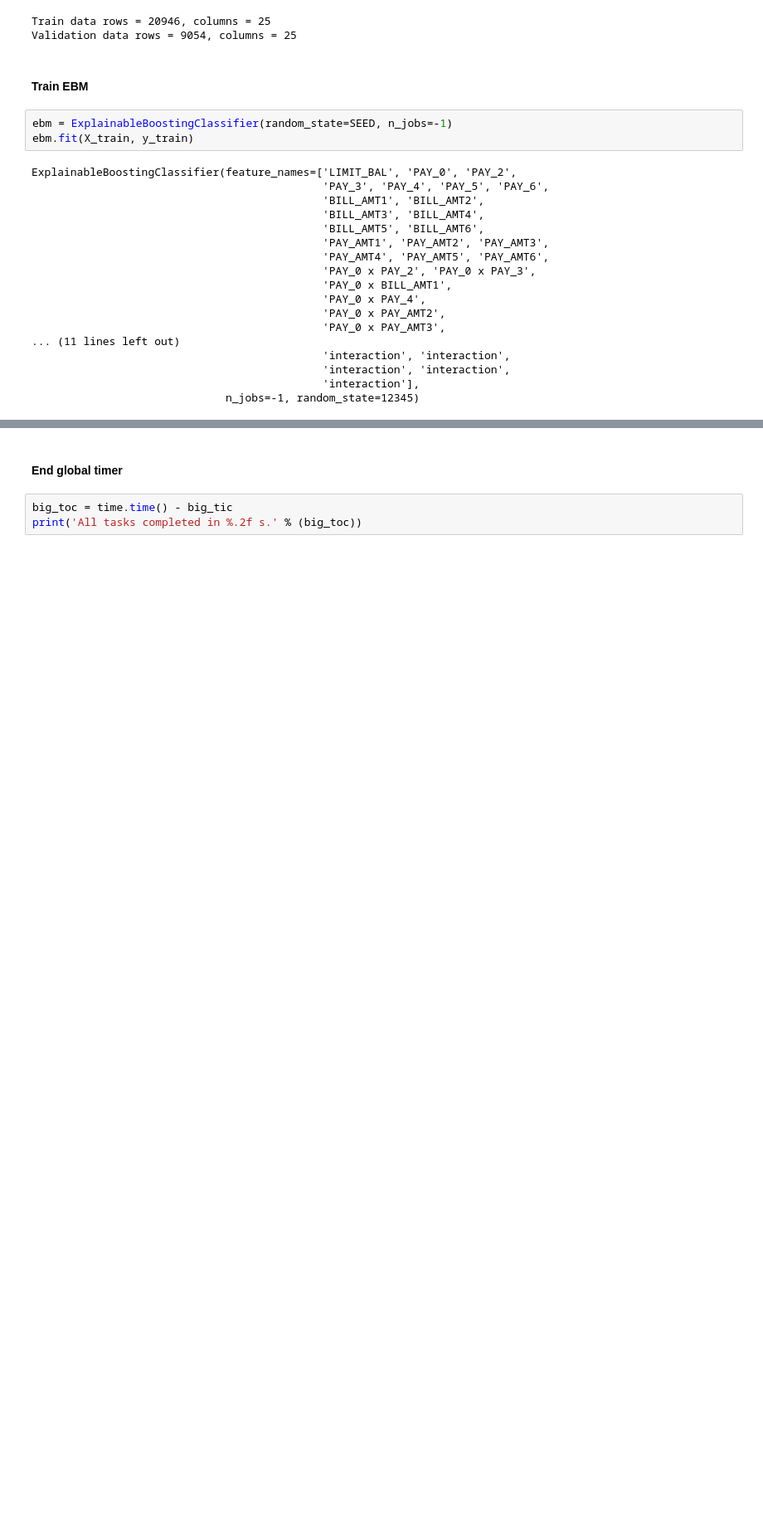
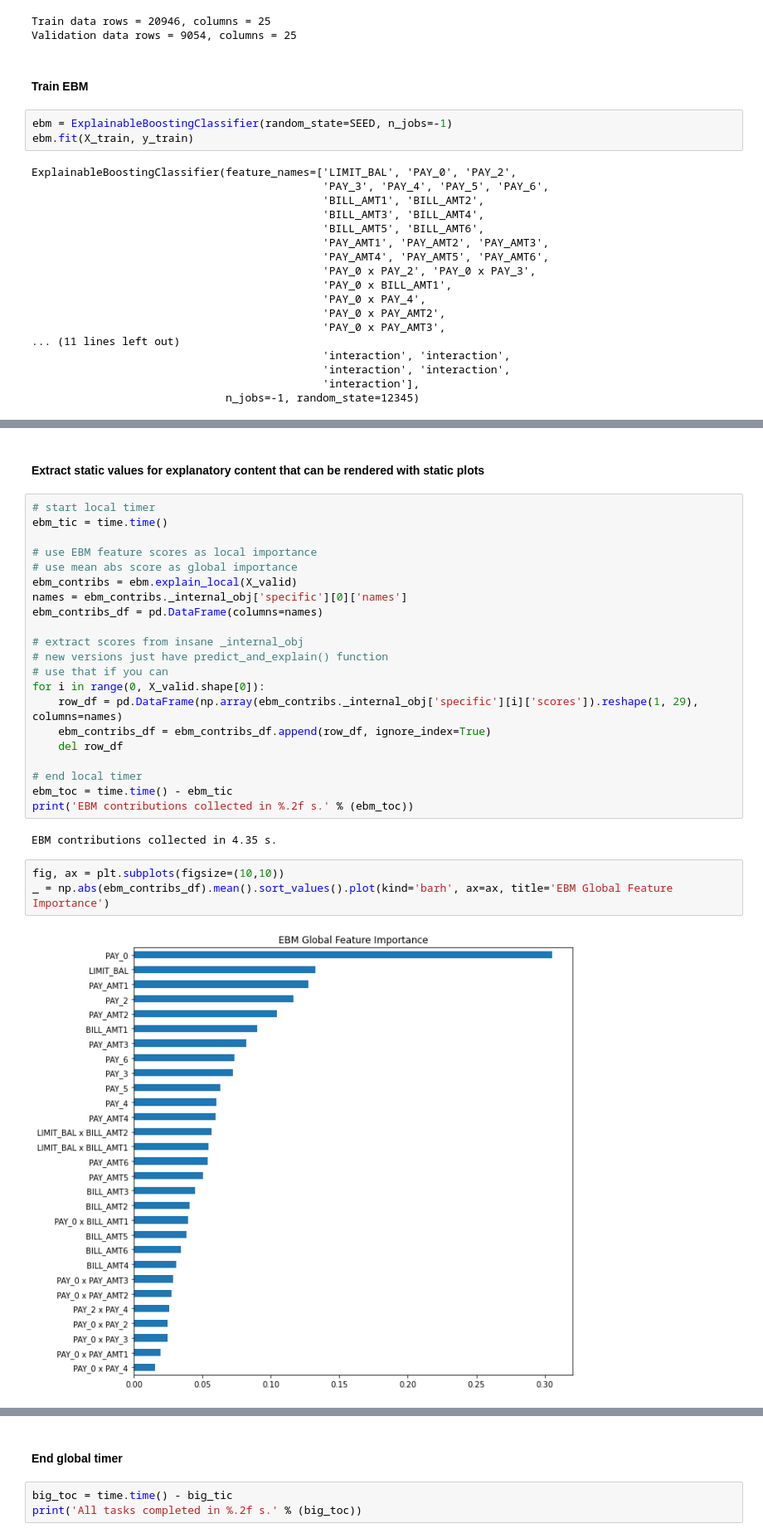
Before and after one commit to jphall663/GWU_rml, a Jupyter notebook: lecture_1_ebm_example.ipynb, the cells around one changed output, grey strips where cells are left out. Shown at 83% size. Drawn from its saved outputs; the diff is of its cells as text; blank space fills up the shorter version.

```diff
--- a/lecture_1_ebm_example.ipynb
+++ b/lecture_1_ebm_example.ipynb
@@ -146,0 +147,30 @@ show(ebm_global)
+# %% [markdown]
+#### Extract static values for explanatory content that can be rendered with static plots
+# %%
+# start local timer
+ebm_tic = time.time()
+
+# use EBM feature scores as local importance
+# use mean abs score as global importance
+ebm_contribs = ebm.explain_local(X_valid)
+names = ebm_contribs._internal_obj['specific'][0]['names']
+ebm_contribs_df = pd.DataFrame(columns=names)
+
+# extract scores from insane _internal_obj
+# new versions just have predict_and_explain() function
+# use that if you can
+for i in range(0, X_valid.shape[0]):
+    row_df = pd.DataFrame(np.array(ebm_contribs._internal_obj['specific'][i]['scores']).reshape(1, 29), columns=names)
+    ebm_contribs_df = ebm_contribs_df.append(row_df, ignore_index=True)
+    del row_df
+
+# end local timer
+ebm_toc = time.time() - ebm_tic
+print('EBM contributions collected in %.2f s.' % (ebm_toc))
+# %% [output]
+EBM contributions collected in 4.35 s.
+# %%
+fig, ax = plt.subplots(figsize=(10,10))
+_ = np.abs(ebm_contribs_df).mean().sort_values().plot(kind='barh', ax=ax, title='EBM Global Feature Importance')
+# %% [output]
+[figure, added]
```
Also changed, not shown: parts of 10 cells of this notebook, 4 other files.
